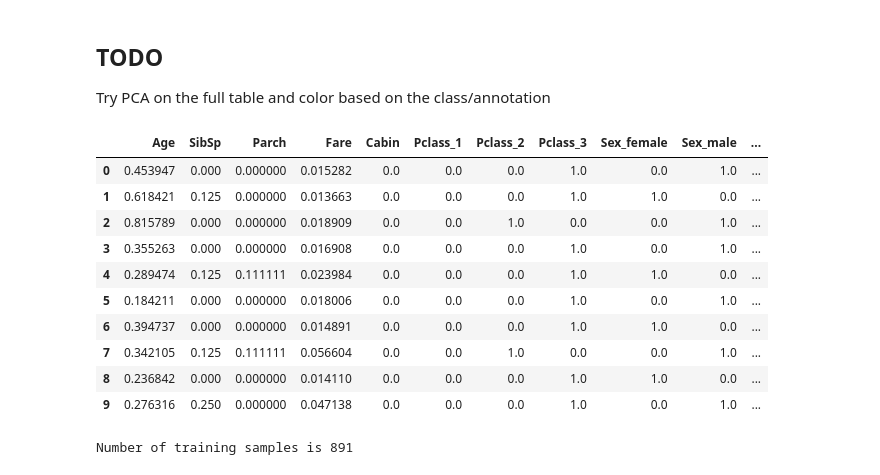
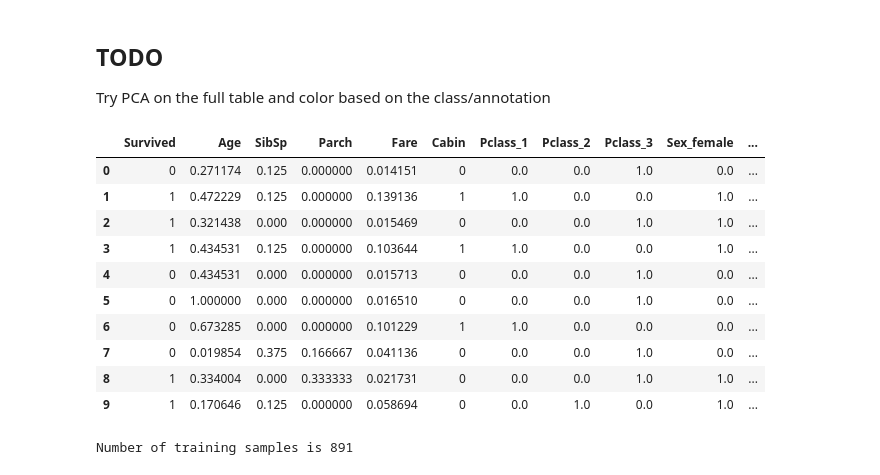
Before and after one commit to dvitsios/deep-learning-titanic-jupyter-keras, a Jupyter notebook: nn_training_one_hot_encoding.ipynb, the cells around one changed output. Drawn from its saved outputs; the diff is of its cells as text; code cells hidden in the pictures.

```diff
--- a/nn_training_one_hot_encoding.ipynb
+++ b/nn_training_one_hot_encoding.ipynb
@@ -25,61 +25,56 @@ def prepare_input_df(data, is_training=True):
     data = one_hot_data
 
     # imputing missing values
-#     data.Cabin.fillna(0, inplace=True)
     data.loc[~data['Cabin'].isnull(), ['Cabin']] = 1
     data.loc[data['Cabin'].isnull(), ['Cabin']] = 0
 
-#     data['Cabin'].loc[~data['Cabin'].isnull()] = 1
-#     data['Cabin'].loc[data['Cabin'].isnull()] = 0
-    data.loc[data['Age'].isnull(), ['Age']] = 0
+    data.loc[data['Age'].isnull(), ['Age']] = data['Age'].max()
 
-#     data.Age.fillna(-1100, inplace=True)
-#     data['Age'].loc[data['Age'].isnull()] = data['Age'].mean()
 
     ## replace YES with 1 and NO with 0 and store to 'y'
     # label_mapping = {'YES': 1, 'NO': 0}
     # data = data.replace({'Survived': label_mapping})
 
     if is_training:
         y = data['Survived']
 
     # normalise data
     data = (data - data.min()) / (data.max() - data.min())
 
     # imputing missing values
     # fill_NaN = Imputer(missing_values=np.nan, strategy='mean', axis=1)
     # imputed_DF = pd.DataFrame(fill_NaN.fit_transform(data))
     # imputed_DF.columns = data.columns
     # data.index = data.index
     # data = imputed_DF
     # data = data.interpolate(method='spline', order=2) # interpolate missing values
     #data = data.fillna(0)
 
     if is_training:
         data['Survived'] = y
 
     return data
 
 data = pd.read_csv('train.csv', sep=',')
 data = prepare_input_df(data)
 
 data[:10]
 
-test = pd.read_csv('test.csv', sep=',')
-test_data = prepare_input_df(test, False)
-test_data[:10]
+# test = pd.read_csv('test.csv', sep=',')
+# test_data = prepare_input_df(test, False)
+# test_data[:10]
 # %% [output]
-|  | Age | SibSp | Parch | Fare | Cabin | Pclass_1 | Pclass_2 | Pclass_3 | Sex_female | Sex_male | ... |
-| 0 | 0.453947 | 0.000 | 0.000000 | 0.015282 | 0.0 | 0.0 | 0.0 | 1.0 | 0.0 | 1.0 | ... |
-| 1 | 0.618421 | 0.125 | 0.000000 | 0.013663 | 0.0 | 0.0 | 0.0 | 1.0 | 1.0 | 0.0 | ... |
-| 2 | 0.815789 | 0.000 | 0.000000 | 0.018909 | 0.0 | 0.0 | 1.0 | 0.0 | 0.0 | 1.0 | ... |
-| 3 | 0.355263 | 0.000 | 0.000000 | 0.016908 | 0.0 | 0.0 | 0.0 | 1.0 | 0.0 | 1.0 | ... |
-| 4 | 0.289474 | 0.125 | 0.111111 | 0.023984 | 0.0 | 0.0 | 0.0 | 1.0 | 1.0 | 0.0 | ... |
-| 5 | 0.184211 | 0.000 | 0.000000 | 0.018006 | 0.0 | 0.0 | 0.0 | 1.0 | 0.0 | 1.0 | ... |
-| 6 | 0.394737 | 0.000 | 0.000000 | 0.014891 | 0.0 | 0.0 | 0.0 | 1.0 | 1.0 | 0.0 | ... |
-| 7 | 0.342105 | 0.125 | 0.111111 | 0.056604 | 0.0 | 0.0 | 1.0 | 0.0 | 0.0 | 1.0 | ... |
-| 8 | 0.236842 | 0.000 | 0.000000 | 0.014110 | 0.0 | 0.0 | 0.0 | 1.0 | 1.0 | 0.0 | ... |
-| 9 | 0.276316 | 0.250 | 0.000000 | 0.047138 | 0.0 | 0.0 | 0.0 | 1.0 | 0.0 | 1.0 | ... |
+|  | Survived | Age | SibSp | Parch | Fare | Cabin | Pclass_1 | Pclass_2 | Pclass_3 | Sex_female | ... |
+| 0 | 0 | 0.271174 | 0.125 | 0.000000 | 0.014151 | 0 | 0.0 | 0.0 | 1.0 | 0.0 | ... |
+| 1 | 1 | 0.472229 | 0.125 | 0.000000 | 0.139136 | 1 | 1.0 | 0.0 | 0.0 | 1.0 | ... |
+| 2 | 1 | 0.321438 | 0.000 | 0.000000 | 0.015469 | 0 | 0.0 | 0.0 | 1.0 | 1.0 | ... |
+| 3 | 1 | 0.434531 | 0.125 | 0.000000 | 0.103644 | 1 | 1.0 | 0.0 | 0.0 | 1.0 | ... |
+| 4 | 0 | 0.434531 | 0.000 | 0.000000 | 0.015713 | 0 | 0.0 | 0.0 | 1.0 | 0.0 | ... |
+| 5 | 0 | 1.000000 | 0.000 | 0.000000 | 0.016510 | 0 | 0.0 | 0.0 | 1.0 | 0.0 | ... |
+| 6 | 0 | 0.673285 | 0.000 | 0.000000 | 0.101229 | 1 | 1.0 | 0.0 | 0.0 | 0.0 | ... |
+| 7 | 0 | 0.019854 | 0.375 | 0.166667 | 0.041136 | 0 | 0.0 | 0.0 | 1.0 | 0.0 | ... |
+| 8 | 1 | 0.334004 | 0.000 | 0.333333 | 0.021731 | 0 | 0.0 | 0.0 | 1.0 | 1.0 | ... |
+| 9 | 1 | 0.170646 | 0.125 | 0.000000 | 0.058694 | 0 | 0.0 | 1.0 | 0.0 | 1.0 | ... |
 # %%
 np.random.seed(3)
 
```
Also changed, not shown: parts of 17 cells of this notebook, 2 other files.
